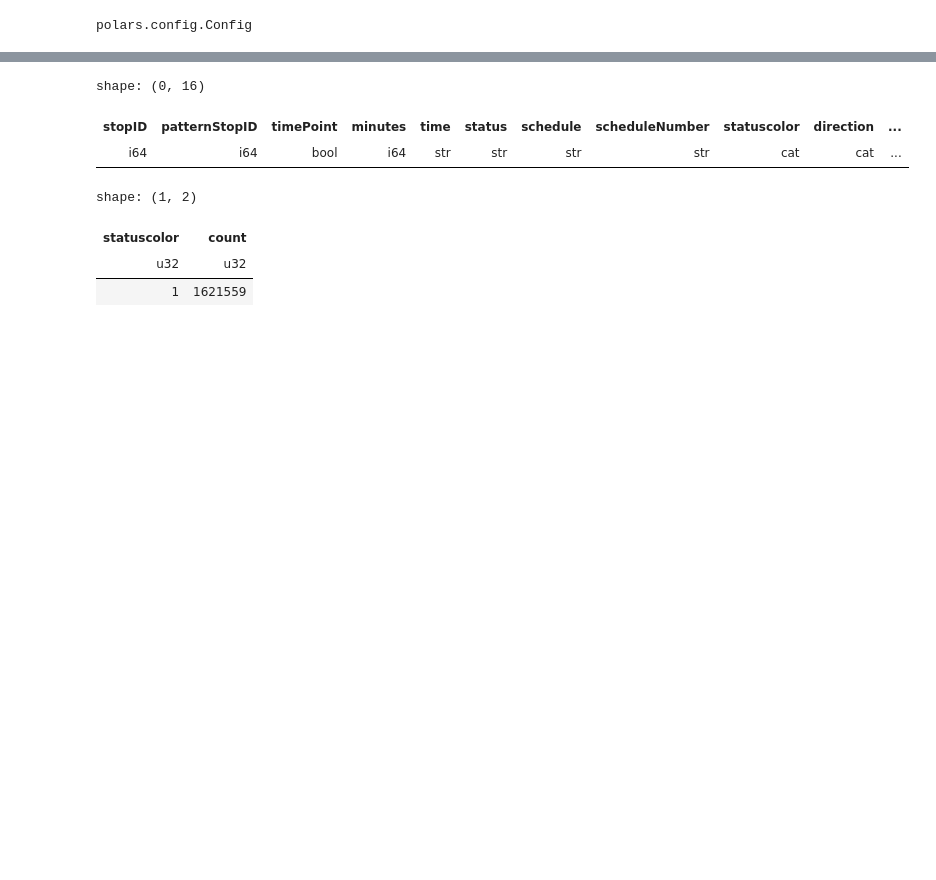
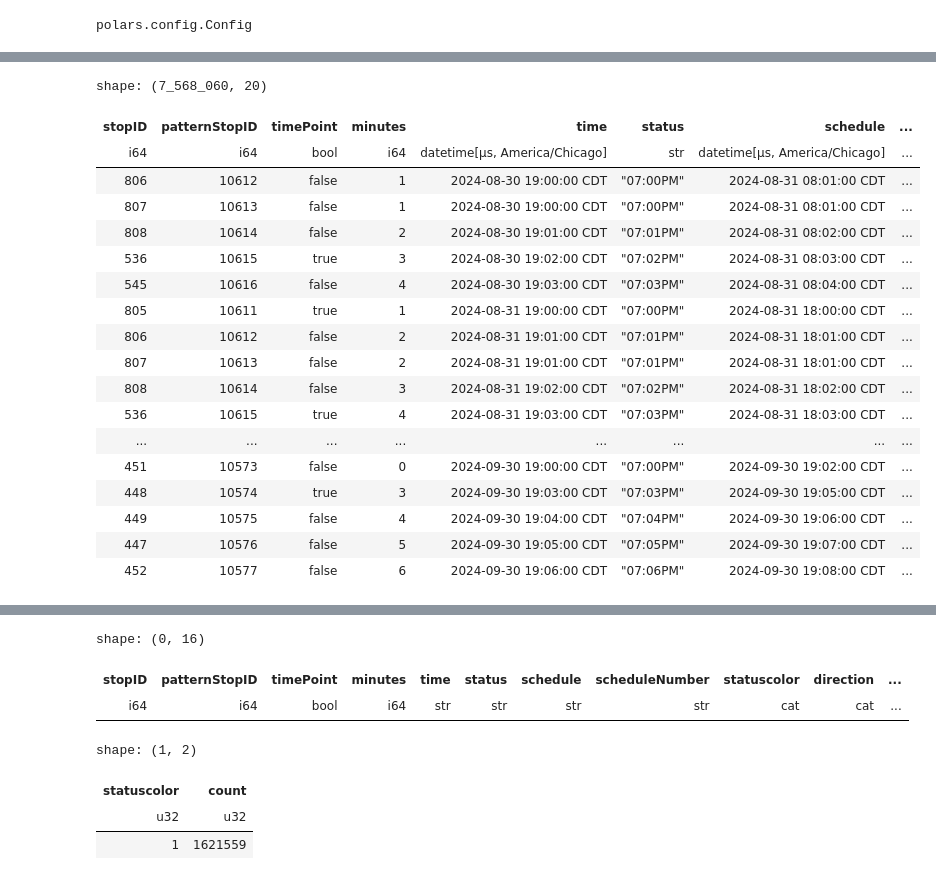
Before and after one commit to shaivilp/Research-Rookies, a Jupyter notebook: data_visualization/predictions.ipynb, the cells around one changed output, grey strips where cells are left out. Saved outputs shown, nothing was run; the diff lists cells and outputs as text; code cells hidden in the pictures; blank space fills up the shorter version.

```diff
--- a/data_visualization/predictions.ipynb
+++ b/data_visualization/predictions.ipynb
@@ -60,0 +39,67 @@ shape: (7_568_060, 16)
+# %%
+preds = pl.read_parquet("./data/2024-09-preds.parquet")
+
+preds = preds.with_columns(pl.col("statuscolor").alias("statusName"))
+preds = preds.with_columns(pl.col("statusName").replace_strict(color_mapping))
+
+#Format the schedule time to be a datetime object
+preds = preds.with_columns(
+    pl.col('receiveTime').dt.convert_time_zone('America/Chicago'),
+    pl.col('schedule').alias('scheduleStr'),
+    pl.col('time').alias('timeStr'),
+    pl.col('schedule').str.to_time(format='%I:%M%p', strict=False),
+    pl.col('time').str.to_time(format='%I:%M%p', strict=False)
+)
+
+preds = preds.with_columns(pl.col('receiveTime').dt.combine(pl.col('time')).alias('time'),
+                    pl.col('receiveTime').dt.combine(pl.col('schedule')).alias('schedule'))
+
+#Correct for time columns hat are off by 24 hours
+preds = preds.with_columns(
+    pl.when(pl.col('time') - pl.col('receiveTime') > pl.duration(hours=12))
+    .then(pl.col('time') - pl.duration(hours=24))
+    .when(pl.col('time') - pl.col('receiveTime') < pl.duration(hours=-12))
+    .then(pl.col('time') + pl.duration(hours=24))
+    .otherwise(pl.col('time'))
+    .alias('time')
+)
+
+#Correct for schedule times columns that are off by 24 hours
+preds = preds.with_columns(
+    pl.when(pl.col('schedule') - pl.col('receiveTime') > pl.duration(hours=12))
+    .then(pl.col('schedule') - pl.duration(hours=24))
+    .when(pl.col('schedule') - pl.col('receiveTime') < pl.duration(hours=-12))
+    .then(pl.col('schedule') + pl.duration(hours=24))
+    .otherwise(pl.col('schedule'))
+    .alias('schedule')
+)
+
+preds = preds.with_columns(
+    (pl.col("time") - pl.col("receiveTime")).alias("predictedDiff")
+)
+
+preds = preds.with_columns(
+    (pl.col("schedule") - pl.col("receiveTime")).alias("scheduleDiff")
+)
+
+preds
+# %% [output]
+shape: (7_568_060, 20)
+| stopID | patternStopID | timePoint | minutes | time | status | schedule | ... |
+| i64 | i64 | bool | i64 | datetime[μs, America/Chicago] | str | datetime[μs, America/Chicago] | ... |
+| 806 | 10612 | false | 1 | 2024-08-30 19:00:00 CDT | "07:00PM" | 2024-08-31 08:01:00 CDT | ... |
+| 807 | 10613 | false | 1 | 2024-08-30 19:00:00 CDT | "07:00PM" | 2024-08-31 08:01:00 CDT | ... |
+| 808 | 10614 | false | 2 | 2024-08-30 19:01:00 CDT | "07:01PM" | 2024-08-31 08:02:00 CDT | ... |
+| 536 | 10615 | true | 3 | 2024-08-30 19:02:00 CDT | "07:02PM" | 2024-08-31 08:03:00 CDT | ... |
+| 545 | 10616 | false | 4 | 2024-08-30 19:03:00 CDT | "07:03PM" | 2024-08-31 08:04:00 CDT | ... |
+| 805 | 10611 | true | 1 | 2024-08-31 19:00:00 CDT | "07:00PM" | 2024-08-31 18:00:00 CDT | ... |
+| 806 | 10612 | false | 2 | 2024-08-31 19:01:00 CDT | "07:01PM" | 2024-08-31 18:01:00 CDT | ... |
+| 807 | 10613 | false | 2 | 2024-08-31 19:01:00 CDT | "07:01PM" | 2024-08-31 18:01:00 CDT | ... |
+| 808 | 10614 | false | 3 | 2024-08-31 19:02:00 CDT | "07:02PM" | 2024-08-31 18:02:00 CDT | ... |
+| 536 | 10615 | true | 4 | 2024-08-31 19:03:00 CDT | "07:03PM" | 2024-08-31 18:03:00 CDT | ... |
+| ... | ... | ... | ... | ... | ... | ... | ... |
+| 451 | 10573 | false | 0 | 2024-09-30 19:00:00 CDT | "07:00PM" | 2024-09-30 19:02:00 CDT | ... |
+| 448 | 10574 | true | 3 | 2024-09-30 19:03:00 CDT | "07:03PM" | 2024-09-30 19:05:00 CDT | ... |
+| 449 | 10575 | false | 4 | 2024-09-30 19:04:00 CDT | "07:04PM" | 2024-09-30 19:06:00 CDT | ... |
+| 447 | 10576 | false | 5 | 2024-09-30 19:05:00 CDT | "07:05PM" | 2024-09-30 19:07:00 CDT | ... |
+| 452 | 10577 | false | 6 | 2024-09-30 19:06:00 CDT | "07:06PM" | 2024-09-30 19:08:00 CDT | ... |
```
Also changed, not shown: parts of 21 cells of this notebook.
